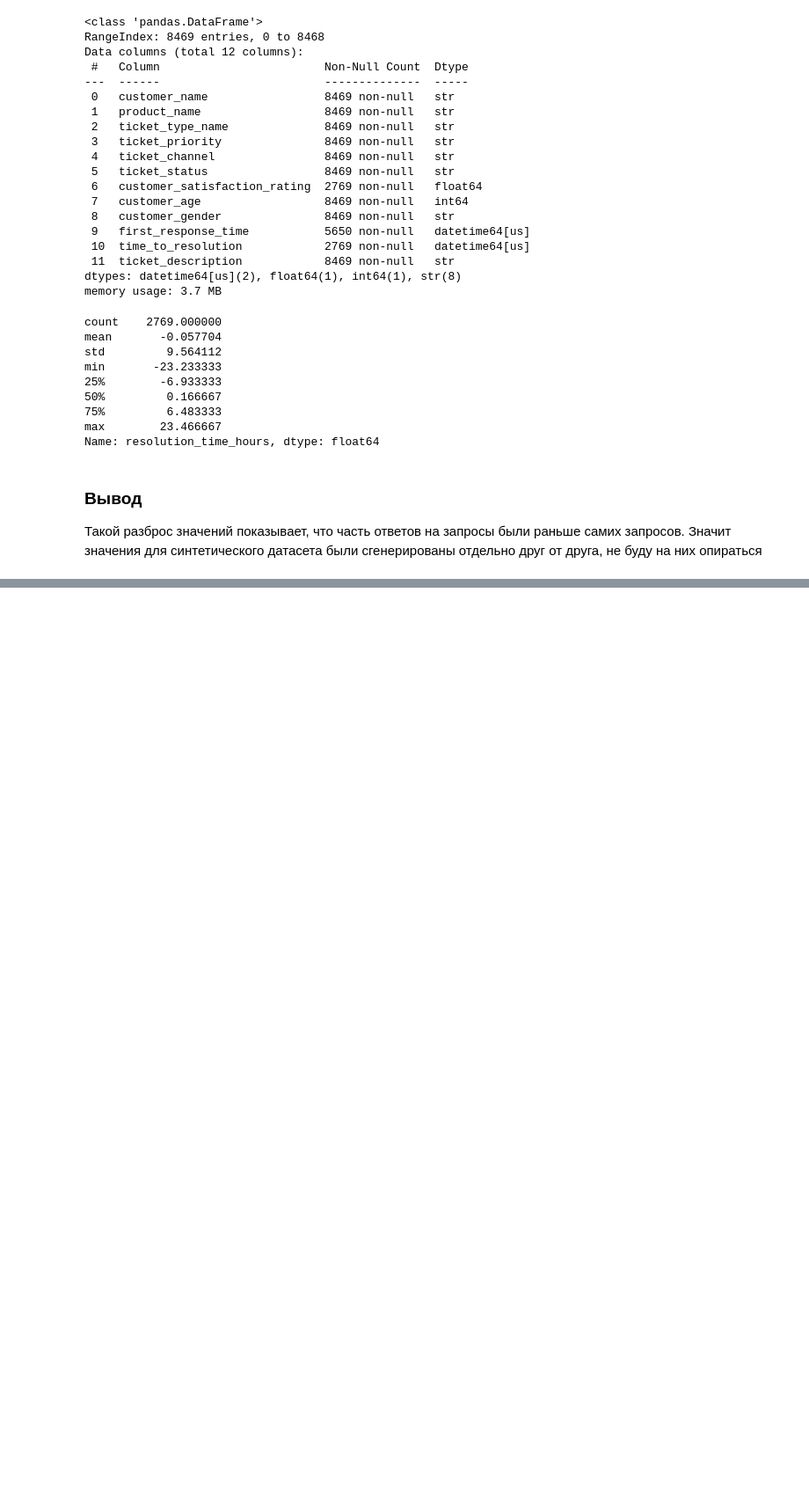
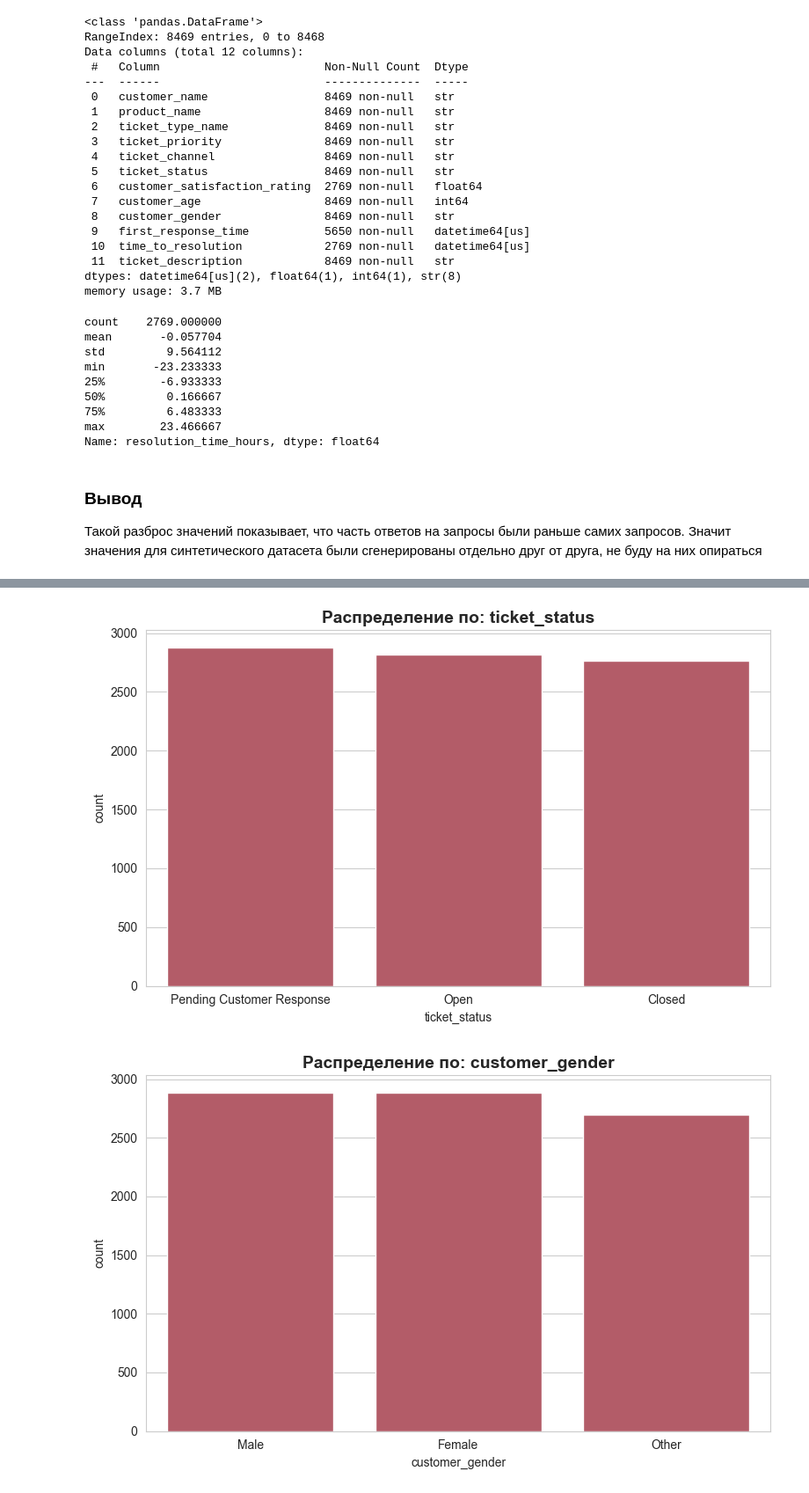
Before and after one commit to sevavargin/Customer-support, a Jupyter notebook: notebooks/eda.ipynb, the cells around one changed output, grey strips where cells are left out. Shown at 88% size. Saved outputs shown, nothing was run; the diff lists cells and outputs as text; code cells hidden in the pictures; blank space fills up the shorter version.

```diff
--- a/notebooks/eda.ipynb
+++ b/notebooks/eda.ipynb
@@ -73,0 +140,11 @@ Name: resolution_time_hours, dtype: float64
+# %%
+for col in ["ticket_status", "customer_gender"]:
+    plt.figure(figsize=(8, 5))
+    order = table[col].value_counts().index
+    ax = sns.countplot(data=table, x=col, order=order, color="#C24D5E")
+    ax.set_title(f"Распределение по: {col}", fontsize=14, fontweight="bold")
+    plt.tight_layout()
+    plt.show()
+# %% [output]
+[figure, added]
+[figure, added]
```
Also changed, not shown: parts of 5 cells of this notebook.
